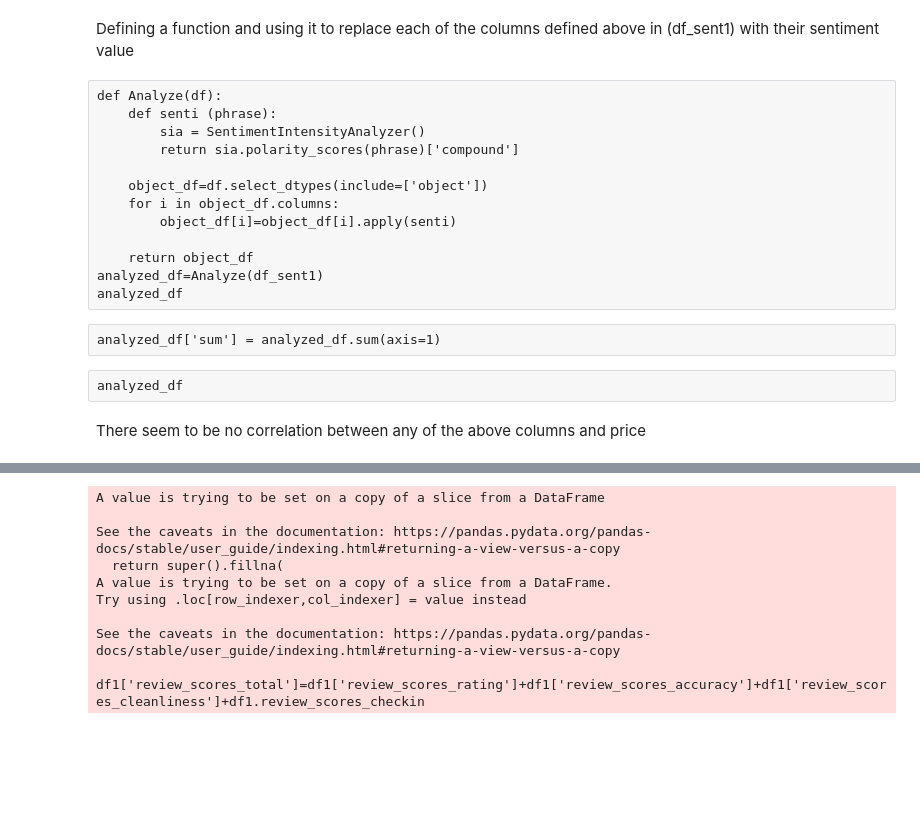
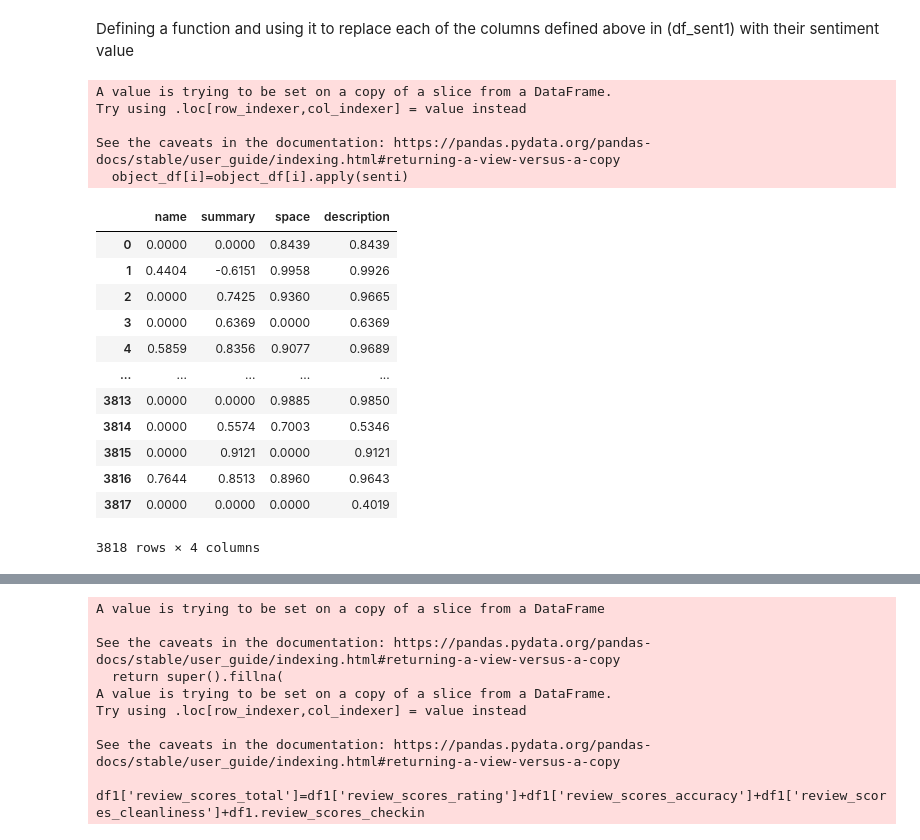
Before and after one commit to Ajax243/Airbnb_Seattle, a Jupyter notebook: listings_notebook.ipynb, the cells around one changed output, grey strips where cells are left out. Saved outputs shown, nothing was run; the diff lists cells and outputs as text; code cells hidden in the pictures; blank space fills up the shorter version.

Commit message:
Added documentation for listings notebook

```diff
--- a/listings_notebook.ipynb
+++ b/listings_notebook.ipynb
@@ -144,22 +142,35 @@ df.head()
 df_sent1=df_sent1.fillna('none')
 # %% [markdown]
 Defining a function and using it to replace each of the columns defined above in (df_sent1) with their sentiment value
-# %% [raw]
-def Analyze(df):
-    def senti (phrase):
-        sia = SentimentIntensityAnalyzer()
-        return sia.polarity_scores(phrase)['compound']
-
-    object_df=df.select_dtypes(include=['object'])
-    for i in object_df.columns:
-        object_df[i]=object_df[i].apply(senti)
-
-    return object_df
-analyzed_df=Analyze(df_sent1)
-analyzed_df
-# %% [raw]
-analyzed_df['sum'] = analyzed_df.sum(axis=1)
-# %% [raw]
-analyzed_df
-# %% [markdown]
-There seem to be no correlation between any of the above columns and price
+# %%
+def Analyze(df):
+    def senti (phrase):
+        sia = SentimentIntensityAnalyzer()
+        return sia.polarity_scores(phrase)['compound']
+
+    object_df=df.select_dtypes(include=['object'])
+    for i in object_df.columns:
+        object_df[i]=object_df[i].apply(senti)
+
+    return object_df
+analyzed_df=Analyze(df_sent1)
+analyzed_df
+# %% [output]
+A value is trying to be set on a copy of a slice from a DataFrame.
+Try using .loc[row_indexer,col_indexer] = value instead
+
+See the caveats in the documentation: https://pandas.pydata.org/pandas-docs/stable/user_guide/indexing.html#returning-a-view-versus-a-copy
+  object_df[i]=object_df[i].apply(senti)
+|  | name | summary | space | description |
+| 0 | 0.0000 | 0.0000 | 0.8439 | 0.8439 |
+| 1 | 0.4404 | -0.6151 | 0.9958 | 0.9926 |
+| 2 | 0.0000 | 0.7425 | 0.9360 | 0.9665 |
+| 3 | 0.0000 | 0.6369 | 0.0000 | 0.6369 |
+| 4 | 0.5859 | 0.8356 | 0.9077 | 0.9689 |
+| ... | ... | ... | ... | ... |
+| 3813 | 0.0000 | 0.0000 | 0.9885 | 0.9850 |
+| 3814 | 0.0000 | 0.5574 | 0.7003 | 0.5346 |
+| 3815 | 0.0000 | 0.9121 | 0.0000 | 0.9121 |
+| 3816 | 0.7644 | 0.8513 | 0.8960 | 0.9643 |
+| 3817 | 0.0000 | 0.0000 | 0.0000 | 0.4019 |
+3818 rows × 4 columns
```
Also changed, not shown: parts of 69 cells of this notebook.
